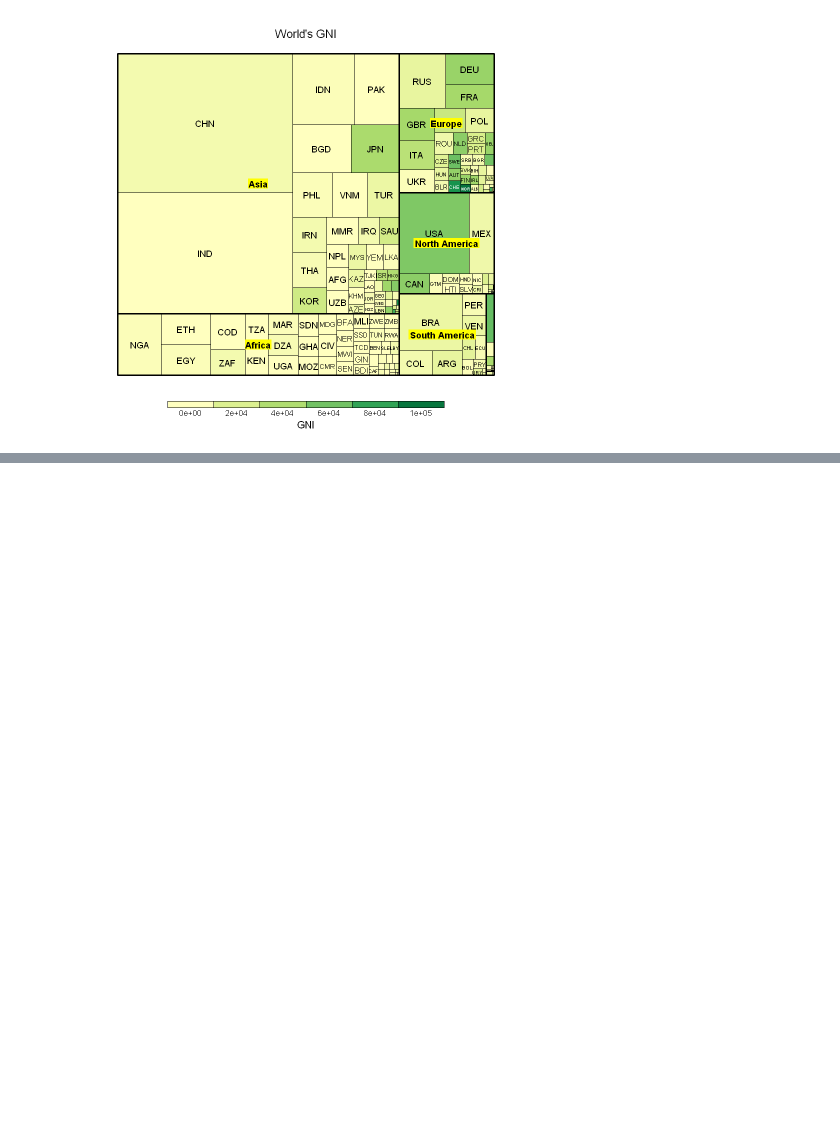
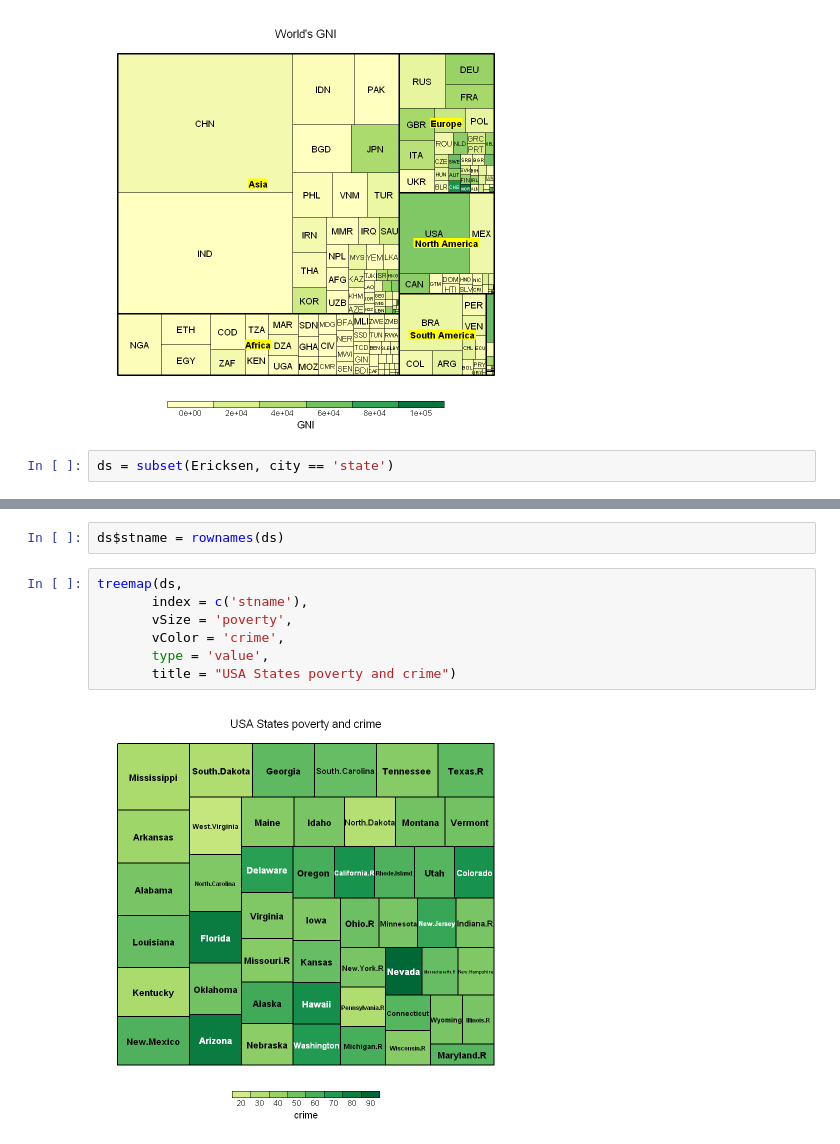
Before and after one commit to layla-focalors/r_learning_mx, a Jupyter notebook: PLA/Runtime.ipynb, the cells around one changed output, grey strips where cells are left out. Saved outputs shown, nothing was run; the diff lists cells and outputs as text; blank space fills up the shorter version.

```diff
--- a/PLA/Runtime.ipynb
+++ b/PLA/Runtime.ipynb
@@ -2545,3 +2545,5 @@ treemap(GNI2014,
        title = "World's GNI")
 # %% [output]
 [figure]
+# %%
+ds = subset(Ericksen, city == 'state')
@@ -2547,0 +2572,11 @@ treemap(GNI2014,
+# %%
+ds$stname = rownames(ds)
+# %%
+treemap(ds,
+       index = c('stname'),
+       vSize = 'poverty',
+       vColor = 'crime',
+       type = 'value',
+       title = "USA States poverty and crime")
+# %% [output]
+[figure, added]
```
Also changed, not shown: parts of 1 cell of this notebook.
